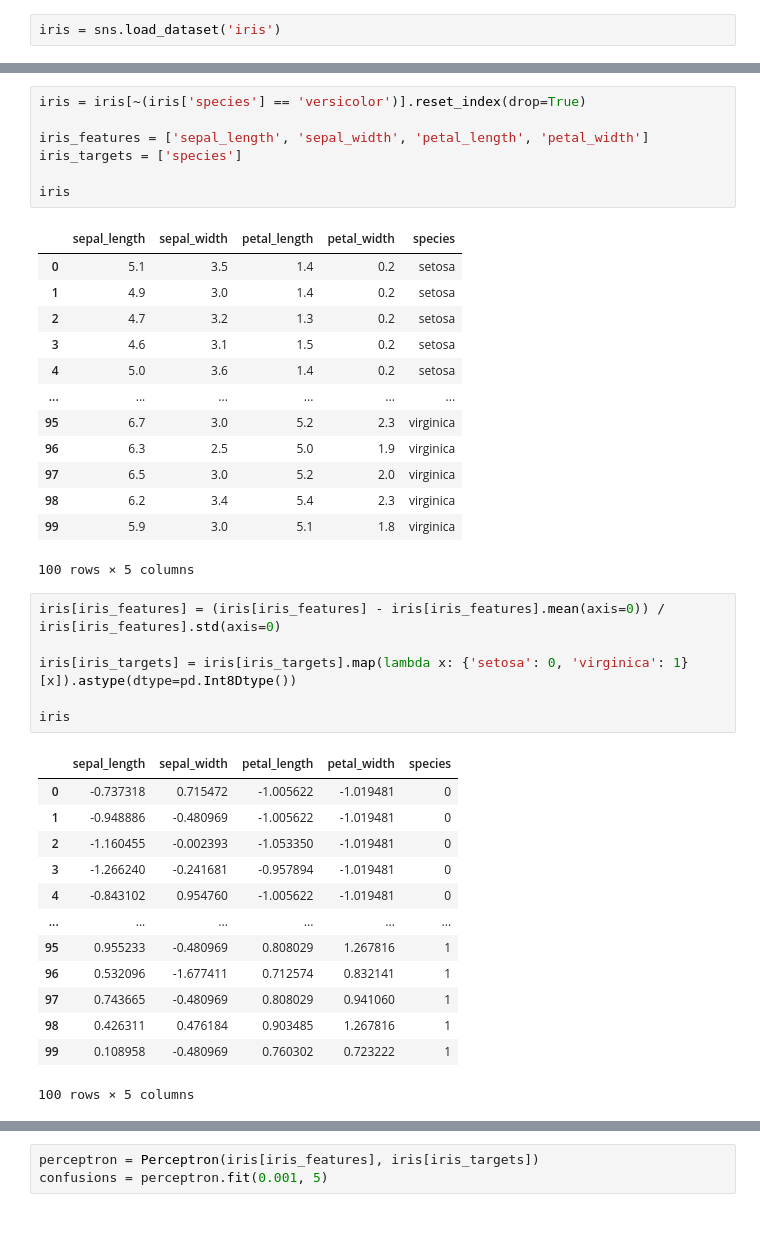
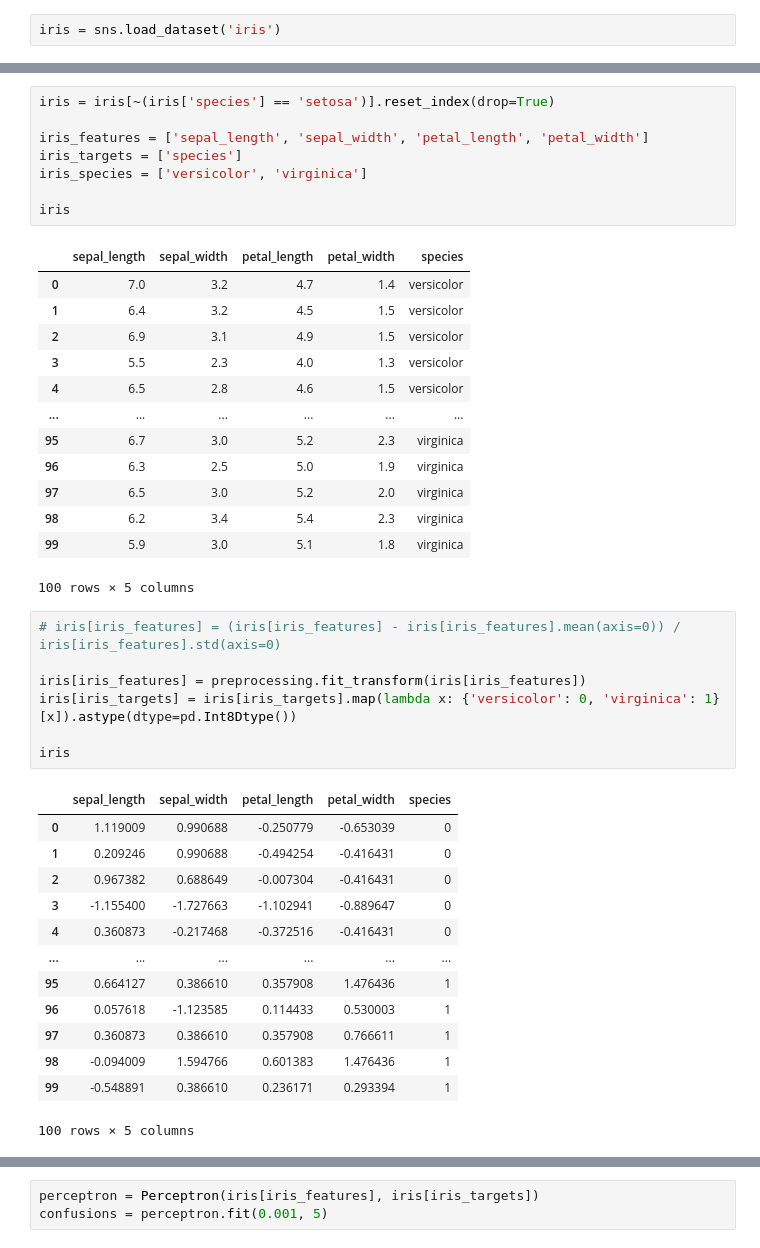
Before and after one commit to R-m1n/Meinkrapft, a Jupyter notebook: scratch/iris.ipynb, the cells around one changed output, grey strips where cells are left out. Saved outputs shown, nothing was run; the diff lists cells and outputs as text.

```diff
--- a/scratch/iris.ipynb
+++ b/scratch/iris.ipynb
@@ -10,17 +252,18 @@ iris = sns.load_dataset('iris')
 # %%
-iris = iris[~(iris['species'] == 'versicolor')].reset_index(drop=True)
+iris = iris[~(iris['species'] == 'setosa')].reset_index(drop=True)
 
 iris_features = ['sepal_length', 'sepal_width',	'petal_length',	'petal_width']
 iris_targets = ['species']
+iris_species = ['versicolor', 'virginica']
 
 iris
 # %% [output]
 |  | sepal_length | sepal_width | petal_length | petal_width | species |
-| 0 | 5.1 | 3.5 | 1.4 | 0.2 | setosa |
-| 1 | 4.9 | 3.0 | 1.4 | 0.2 | setosa |
-| 2 | 4.7 | 3.2 | 1.3 | 0.2 | setosa |
-| 3 | 4.6 | 3.1 | 1.5 | 0.2 | setosa |
-| 4 | 5.0 | 3.6 | 1.4 | 0.2 | setosa |
+| 0 | 7.0 | 3.2 | 4.7 | 1.4 | versicolor |
+| 1 | 6.4 | 3.2 | 4.5 | 1.5 | versicolor |
+| 2 | 6.9 | 3.1 | 4.9 | 1.5 | versicolor |
+| 3 | 5.5 | 2.3 | 4.0 | 1.3 | versicolor |
+| 4 | 6.5 | 2.8 | 4.6 | 1.5 | versicolor |
 | ... | ... | ... | ... | ... | ... |
 | 95 | 6.7 | 3.0 | 5.2 | 2.3 | virginica |
 | 96 | 6.3 | 2.5 | 5.0 | 1.9 | virginica |
@@ -29,22 +272,23 @@ iris
 | 99 | 5.9 | 3.0 | 5.1 | 1.8 | virginica |
 100 rows × 5 columns
 # %%
-iris[iris_features] = (iris[iris_features] - iris[iris_features].mean(axis=0)) / iris[iris_features].std(axis=0)
+# iris[iris_features] = (iris[iris_features] - iris[iris_features].mean(axis=0)) / iris[iris_features].std(axis=0)
 
-iris[iris_targets] = iris[iris_targets].map(lambda x: {'setosa': 0, 'virginica': 1}[x]).astype(dtype=pd.Int8Dtype())
+iris[iris_features] = preprocessing.fit_transform(iris[iris_features])
+iris[iris_targets] = iris[iris_targets].map(lambda x: {'versicolor': 0, 'virginica': 1}[x]).astype(dtype=pd.Int8Dtype())
 
 iris
 # %% [output]
 |  | sepal_length | sepal_width | petal_length | petal_width | species |
-| 0 | -0.737318 | 0.715472 | -1.005622 | -1.019481 | 0 |
-| 1 | -0.948886 | -0.480969 | -1.005622 | -1.019481 | 0 |
-| 2 | -1.160455 | -0.002393 | -1.053350 | -1.019481 | 0 |
-| 3 | -1.266240 | -0.241681 | -0.957894 | -1.019481 | 0 |
-| 4 | -0.843102 | 0.954760 | -1.005622 | -1.019481 | 0 |
+| 0 | 1.119009 | 0.990688 | -0.250779 | -0.653039 | 0 |
+| 1 | 0.209246 | 0.990688 | -0.494254 | -0.416431 | 0 |
+| 2 | 0.967382 | 0.688649 | -0.007304 | -0.416431 | 0 |
+| 3 | -1.155400 | -1.727663 | -1.102941 | -0.889647 | 0 |
+| 4 | 0.360873 | -0.217468 | -0.372516 | -0.416431 | 0 |
 | ... | ... | ... | ... | ... | ... |
-| 95 | 0.955233 | -0.480969 | 0.808029 | 1.267816 | 1 |
-| 96 | 0.532096 | -1.677411 | 0.712574 | 0.832141 | 1 |
-| 97 | 0.743665 | -0.480969 | 0.808029 | 0.941060 | 1 |
-| 98 | 0.426311 | 0.476184 | 0.903485 | 1.267816 | 1 |
-| 99 | 0.108958 | -0.480969 | 0.760302 | 0.723222 | 1 |
+| 95 | 0.664127 | 0.386610 | 0.357908 | 1.476436 | 1 |
+| 96 | 0.057618 | -1.123585 | 0.114433 | 0.530003 | 1 |
+| 97 | 0.360873 | 0.386610 | 0.357908 | 0.766611 | 1 |
+| 98 | -0.094009 | 1.594766 | 0.601383 | 1.476436 | 1 |
+| 99 | -0.548891 | 0.386610 | 0.236171 | 0.293394 | 1 |
 100 rows × 5 columns
```
Also changed, not shown: parts of 93 cells of this notebook, 4 other files.
